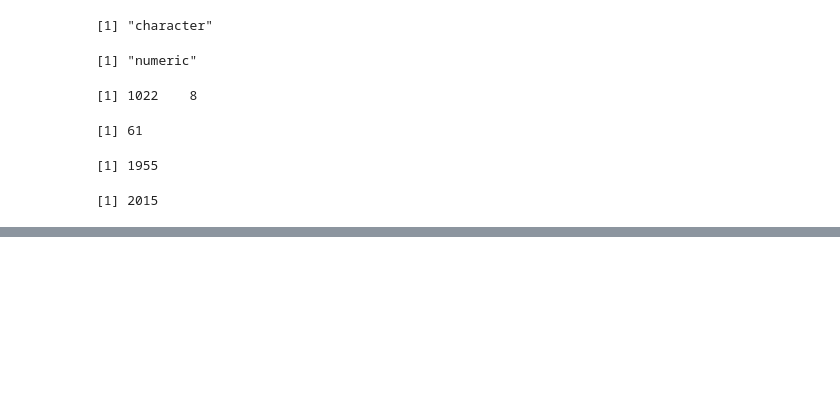
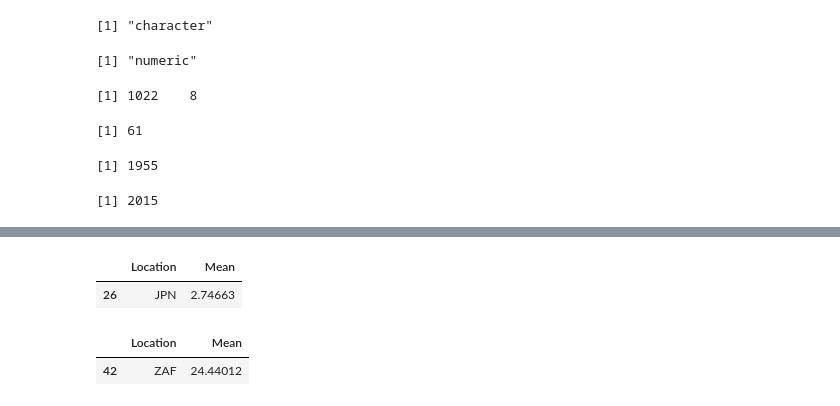
Before and after one commit to ninofabrizio/Intro_Data_Science, a Jupyter notebook: R/A2 - Segundo Exercicio para a G1.ipynb, the cells around one changed output, grey strips where cells are left out. Drawn from its saved outputs; the diff is of its cells as text; code cells hidden in the pictures; blank space fills up the shorter version.

```diff
--- a/R/A2 - Segundo Exercicio para a G1.ipynb
+++ b/R/A2 - Segundo Exercicio para a G1.ipynb
@@ -218,0 +454,18 @@ anoMax
+# %%
+# Para responder a letra c, procuro e guardo a menor e a maior média
+mediaMin <- min(medias$Mean)
+mediaMax <- max(medias$Mean)
+
+# Gero subconjuntos do meu data frame usando os valores achados como critério do que quero
+menorMedia <- subset(medias, Mean == mediaMin)
+maiorMedia <- subset(medias, Mean == mediaMax)
+
+menorMedia
+maiorMedia
+
+# Pelo output abaixo, JPN possui a menor média e ZAF possui a maior média
+# %% [output]
+|  | Location | Mean |
+| 26 | JPN | 2.74663 |
+|  | Location | Mean |
+| 42 | ZAF | 24.44012 |
```
Also changed, not shown: parts of 10 cells of this notebook.
